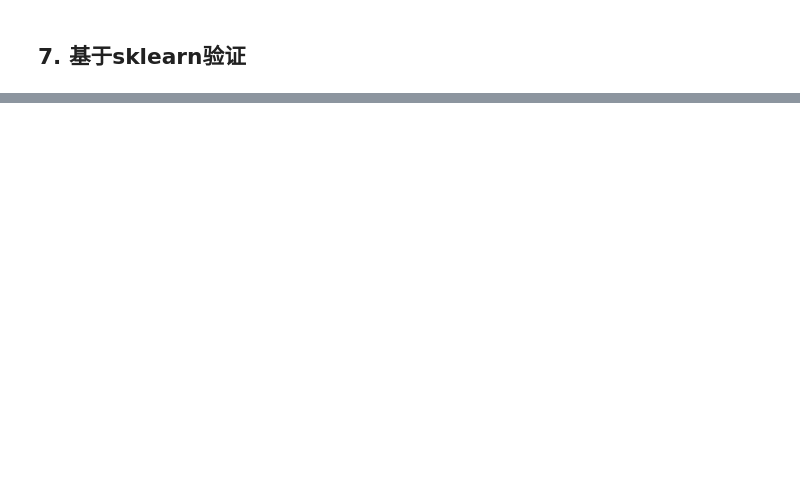
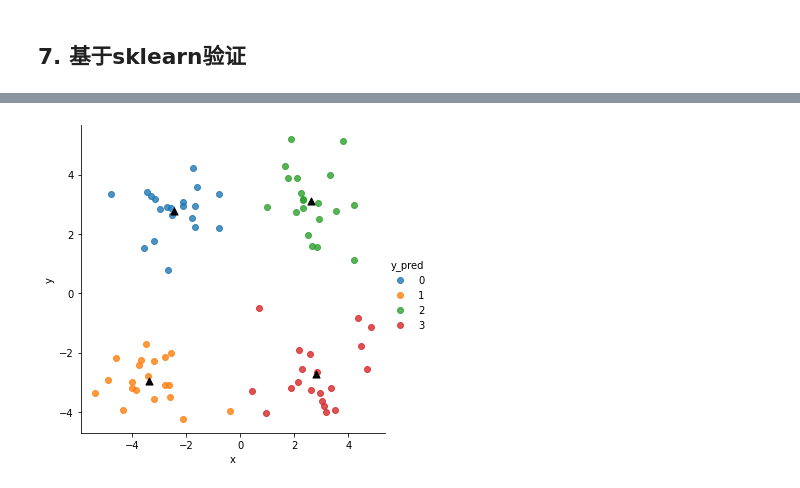
Before and after one commit to XuejiFang/Machine_Learning, a Jupyter notebook: SHU_ML_Basic/Kmeans/Kmeans.ipynb, the cells around one changed output, grey strips where cells are left out. Cells and saved outputs as stored; diff of their text form; code cells hidden in the pictures; blank space fills up the shorter version.

```diff
--- a/SHU_ML_Basic/Kmeans/Kmeans.ipynb
+++ b/SHU_ML_Basic/Kmeans/Kmeans.ipynb
@@ -335,0 +311,10 @@ sns.scatterplot(dataMat[:,0],dataMat[:,1],hue=kmeans.fit_predict(dataMat))
+# %%
+df = pd.DataFrame(dataMat, columns=['x', 'y'])
+df['y_pred'] = y_pred
+# %%
+# 绘制图像
+sns.lmplot(x='x', y='y', data=df, hue='y_pred', fit_reg=False)
+plt.scatter(kmeans.cluster_centers_[:, 0], kmeans.cluster_centers_[:, 1], s=50, c='black', marker='^')
+plt.show()
+# %% [output]
+[figure, added]
```
Also changed, not shown: parts of 23 cells of this notebook.
